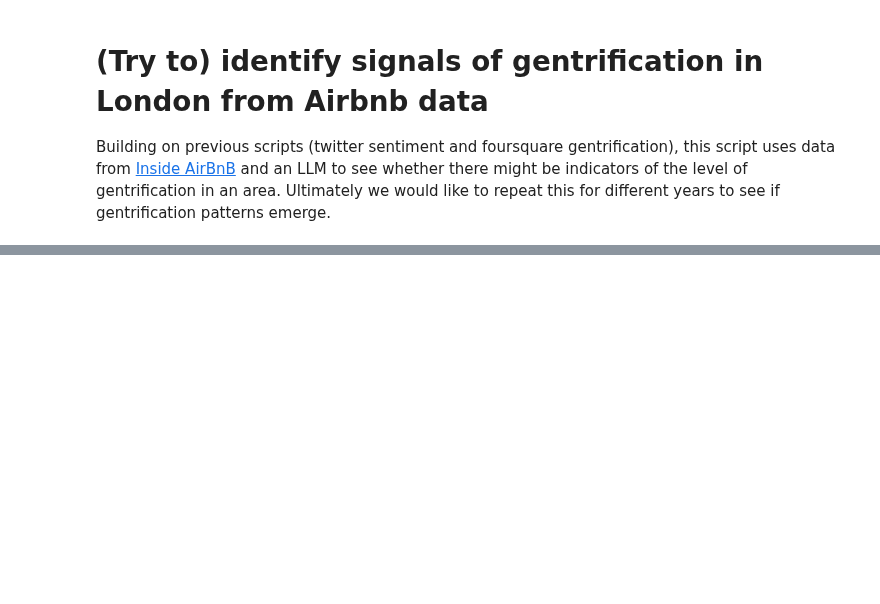
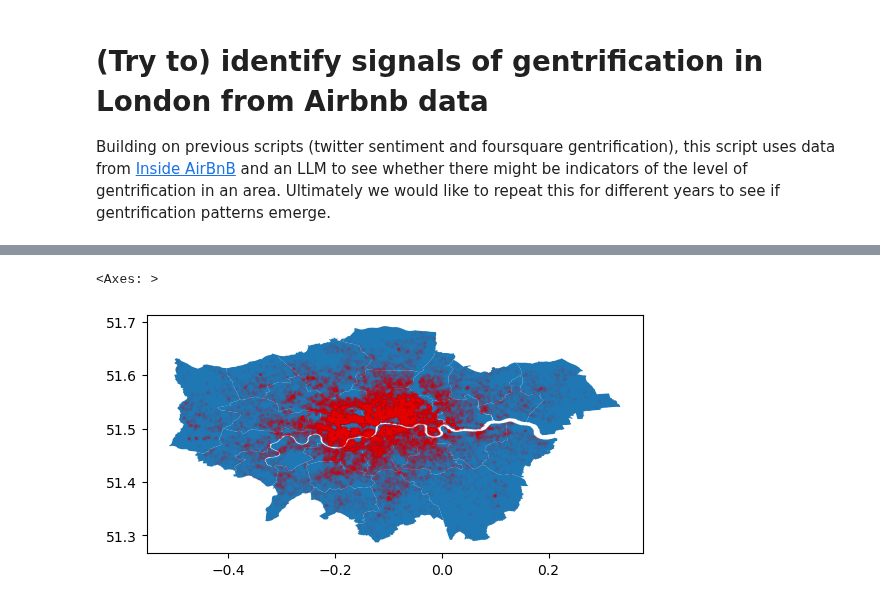
Before and after one commit to Urban-Analytics/INTEGRATE, a Jupyter notebook: llm/python/3-gentrification_airbnb.ipynb, the cells around one changed output, grey strips where cells are left out. Saved outputs shown, nothing was run; the diff lists cells and outputs as text; code cells hidden in the pictures; blank space fills up the shorter version.

Commit message:
read data

```diff
--- a/llm/python/3-gentrification_airbnb.ipynb
+++ b/llm/python/3-gentrification_airbnb.ipynb
@@ -18,3 +20,7 @@ from networkx.classes import restricted_view
 
 listings = pd.read_csv("airbnb/listings.csv.gz")
 reviews = pd.read_csv("airbnb/reviews.csv.gz")
+neighbourhoods = gpd.read_file("airbnb/neighbourhoods.geojson")
+
+# Use the lat/lon columsn to make the listings a geodataframe
+listings = gpd.GeoDataFrame(listings, geometry=gpd.points_from_xy(listings.longitude, listings.latitude))
@@ -22,0 +59,6 @@ FileNotFoundError: [Errno 2] No such file or directory: 'airbnb/listings.csv.gz'
+# %%
+ax = neighbourhoods.plot()
+listings.plot(ax=ax, color='red', markersize=0.1, alpha=0.1)
+# %% [output]
+<Axes: >
+[figure, added]
```
Also changed, not shown: parts of 8 cells of this notebook.
